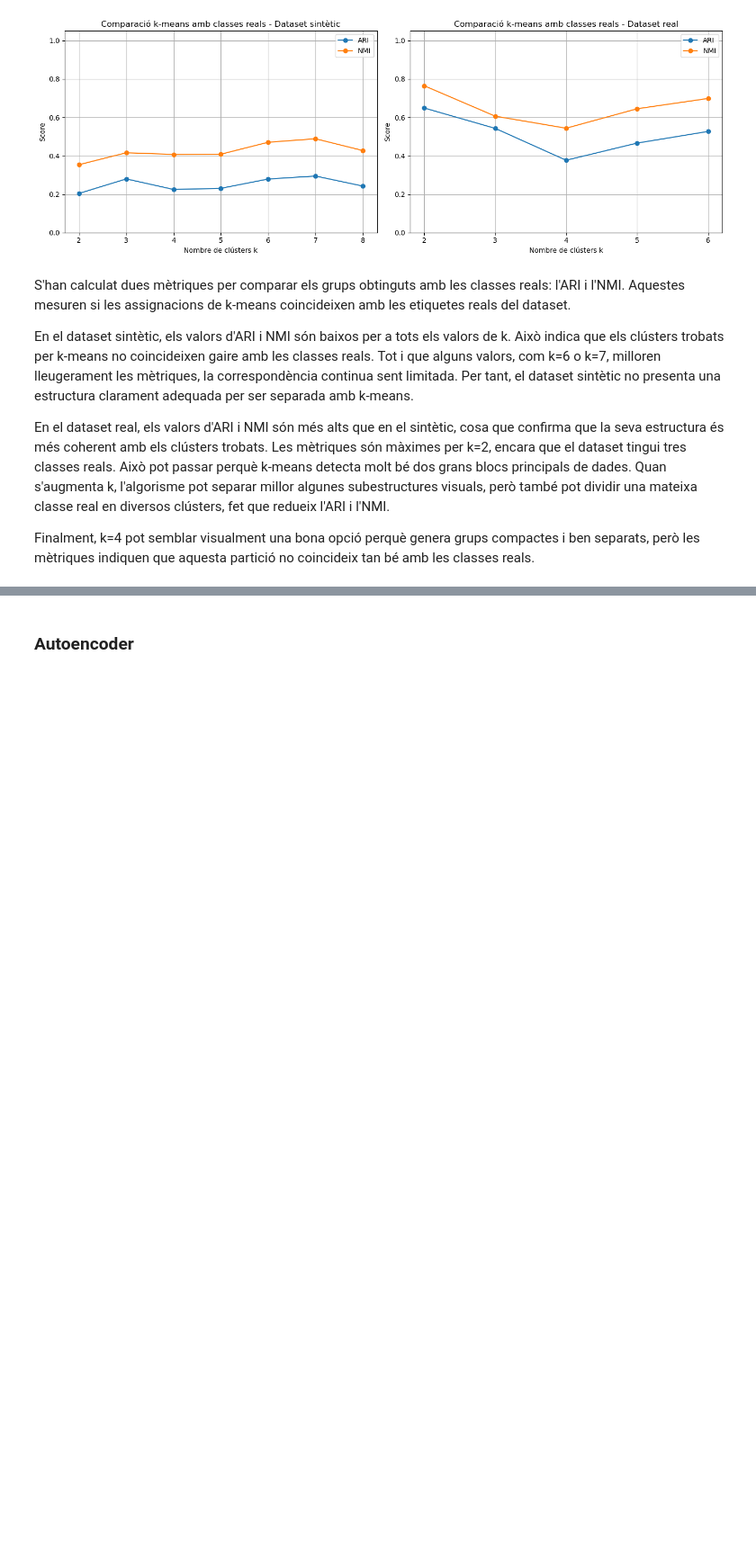
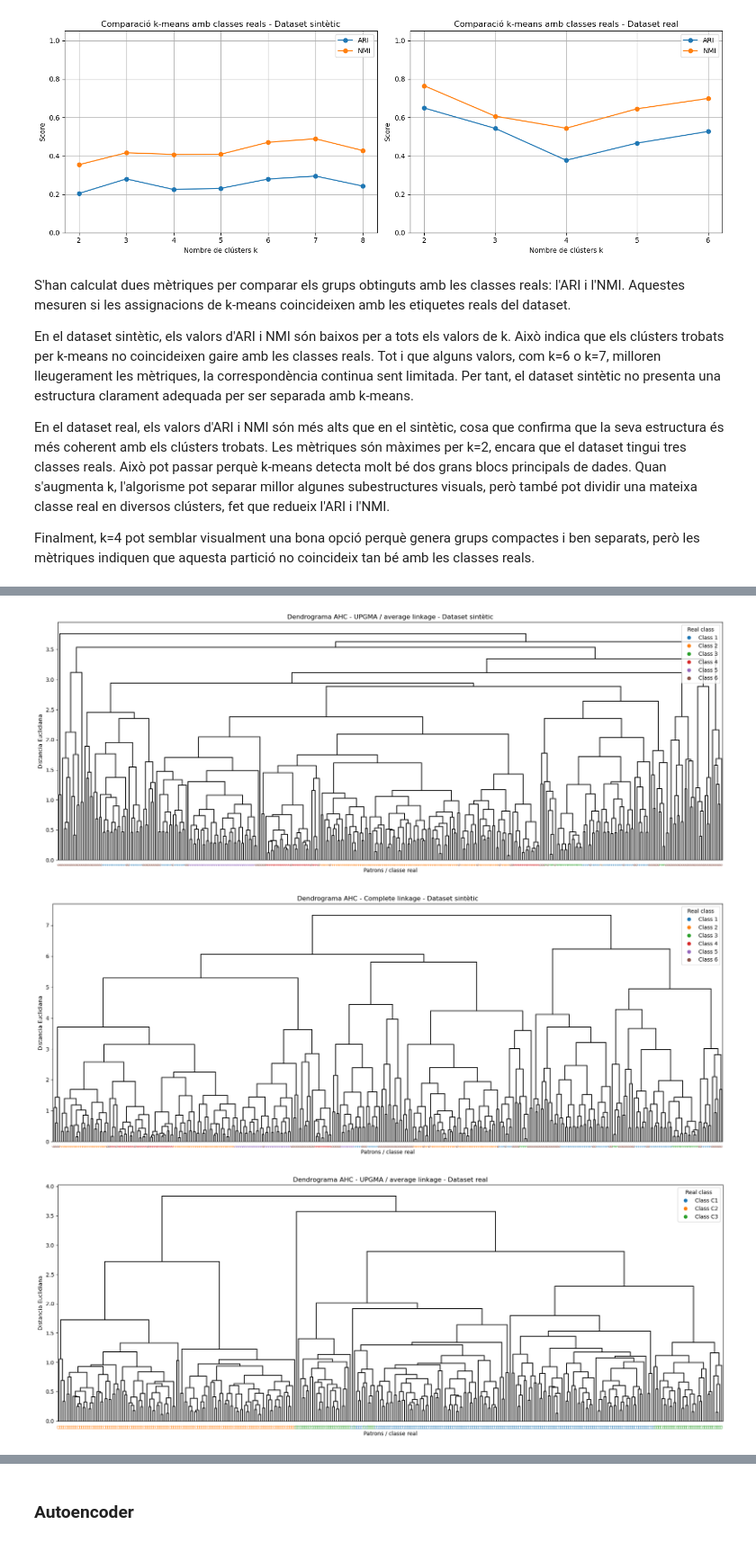
Before and after one commit to errivi/Machine-Learning-Practica-2, a Jupyter notebook: pract2.ipynb, the cells around one changed output, grey strips where cells are left out. Shown at 90% size. Drawn from its saved outputs; the diff is of its cells as text; code cells hidden in the pictures; blank space fills up the shorter version.

Commit message:
add comments for AHC dendrograms

```diff
--- a/pract2.ipynb
+++ b/pract2.ipynb
@@ -531,32 +535,18 @@ Finalment, k=4 pot semblar visualment una bona opció perquè genera grups compa
 # %%
 def apply_ahc_dendrograms(X_scaled, y, dataset_name):
-    """
-    Applies Agglomerative Hierarchical Clustering using Euclidean distances
-    and plots dendrograms for UPGMA (average linkage) and complete linkage.
 
-    Parameters
-    ----------
-    X_scaled : DataFrame or ndarray
-        Scaled input features. Used to compute Euclidean distances.
-    y : Series
-        Real classes. Only used to color the leaves of the dendrogram.
-    dataset_name : str
-        Name of the dataset.
-    """
-
-    # Ensure classes are aligned with the order of X_scaled
+    # Reiniciem l'índex de les classes per poder accedir-hi correctament amb iloc
     y = pd.Series(y).reset_index(drop=True)
 
-    # Euclidean distance matrix in condensed form.
-    # pdist does not return a square matrix, but a compressed version used by scipy.
+    # Calculem les distàncies euclidianes entre tots els parells de patrons en format comprimit
     distance_matrix = pdist(X_scaled, metric="euclidean")
 
-    # Assign one color to each real class, only for visualization
+    # Assigna un color a cada classe real, només per a la visualització
     classes = sorted(y.unique())
     palette = sns.color_palette("tab10", n_colors=len(classes))
     class_to_color = {cls: palette[i] for i, cls in enumerate(classes)}
 
-    # Methods required in the statement
+    # mètodes que ens demanen
     methods = {
         "UPGMA / average linkage": "average",
         "Complete linkage": "complete"
@@ -566,7 +556,7 @@ def apply_ahc_dendrograms(X_scaled, y, dataset_name):
 
     for title, method in methods.items():
 
-        # Compute hierarchical clustering from the Euclidean distance matrix
+        # Calculem l'agrupament jeràrquic fusionant progressivament els clústers segons el criteri d'enllaç escollit
         Z = linkage(
             distance_matrix,
             method=method,
@@ -588,12 +578,12 @@ def apply_ahc_dendrograms(X_scaled, y, dataset_name):
             ax=ax
         )
 
-        # Color each leaf label according to its real class
+        # Pintem cada etiqueta de les fulles segons la seva classe real
         for tick_label, leaf_index in zip(ax.get_xmajorticklabels(), dendro["leaves"]):
             real_class = y.iloc[leaf_index]
             tick_label.set_color(class_to_color[real_class])
 
-        # Legend for the class colors
+        # Llegenda
         legend_elements = [
             Line2D(
                 [0], [0],
@@ -612,9 +602,9 @@ def apply_ahc_dendrograms(X_scaled, y, dataset_name):
             loc="upper right"
         )
 
-        plt.title(f"AHC dendrogram - {title} - {dataset_name}")
-        plt.xlabel("Patterns / real class")
-        plt.ylabel("Euclidean distance")
+        plt.title(f"Dendrograma AHC - {title} - {dataset_name}")
+        plt.xlabel("Patrons / classe real")
+        plt.ylabel("Distancia Euclidiana")
         plt.tight_layout()
         plt.show()
 
@@ -622,12 +612,16 @@ def apply_ahc_dendrograms(X_scaled, y, dataset_name):
 # %%
 ahc_syn_results = apply_ahc_dendrograms(
     X_syn_scaled_df,
     y_syn,
-    "Synthetic dataset"
+    "Dataset sintètic"
 )
 
 ahc_real_results = apply_ahc_dendrograms(
     X_real_scaled_df,
     y_real,
-    "Real dataset"
+    "Dataset real"
 )
+# %% [output]
+[figure, added]
+[figure, added]
+[figure, added]
```
Also changed, not shown: parts of 7 cells of this notebook.
